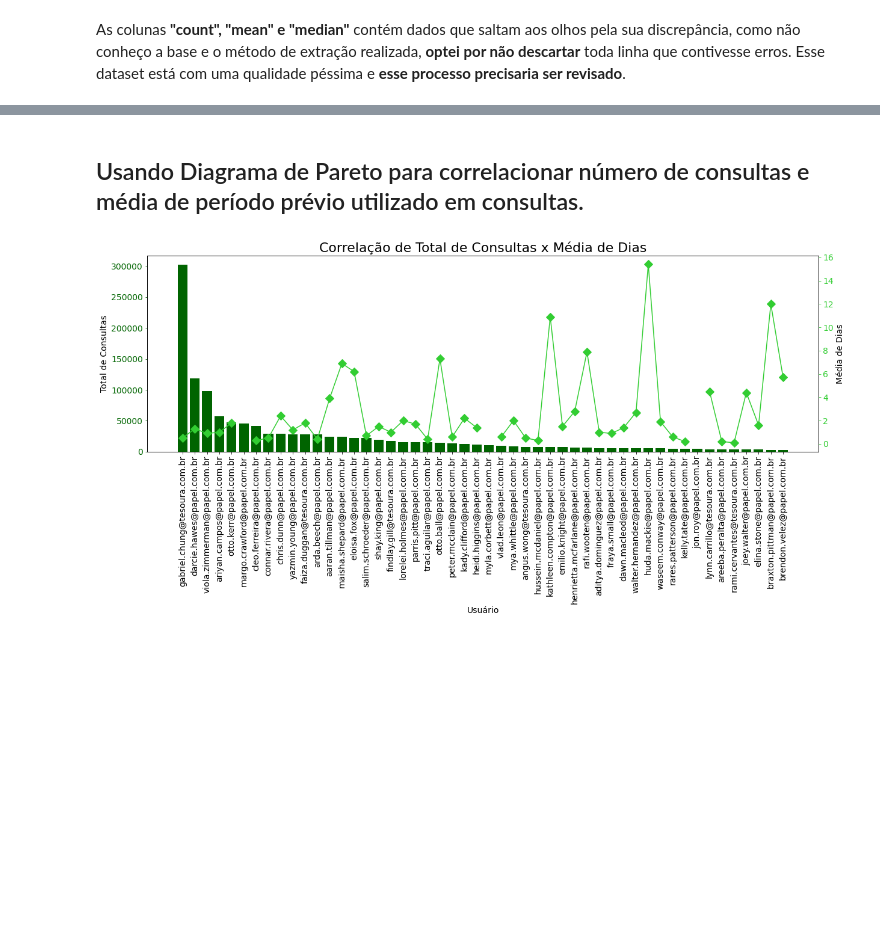
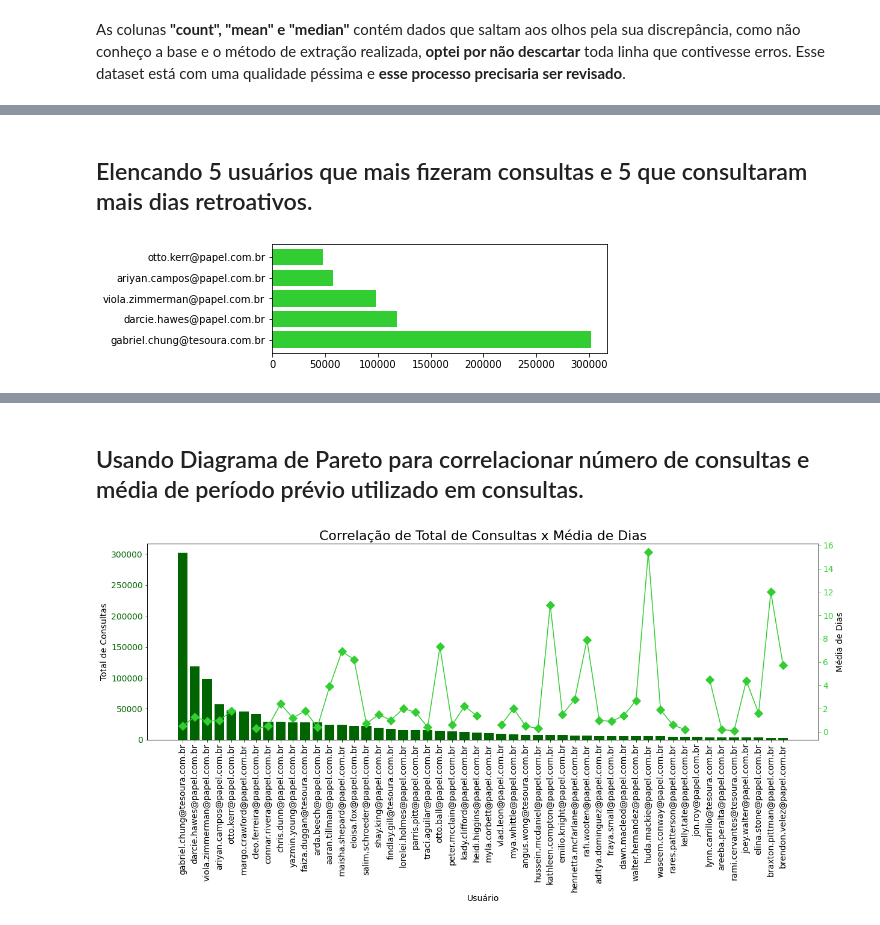
Before and after one commit to GeoConstantino/Python, a Jupyter notebook: DesafioRPSGeovani.ipynb, the cells around one changed output, grey strips where cells are left out. Drawn from its saved outputs; the diff is of its cells as text; code cells hidden in the pictures; blank space fills up the shorter version.

```diff
--- a/DesafioRPSGeovani.ipynb
+++ b/DesafioRPSGeovani.ipynb
@@ -217,0 +242,13 @@ df_mean
+# %% [markdown]
+## Elencando 5 usuários que mais fizeram consultas e 5 que consultaram mais dias retroativos.
+# %%
+df_count_5 = df_dirty[['user','count','mean']].sort_values(by='count', ascending=False).head(5)
+df_mean_5 = df_dirty[['user','count','mean']].sort_values(by='mean', ascending=False).head(5)
+# %%
+fig, ax = plt.subplots(figsize = (6,2))
+figsize_default = (20,6)
+ax.barh(df_count_5['user'], df_count_5['count'], color='limegreen', label='N')
+
+plt.show()
+# %% [output]
+[figure, added]
```
Also changed, not shown: parts of 23 cells of this notebook.
